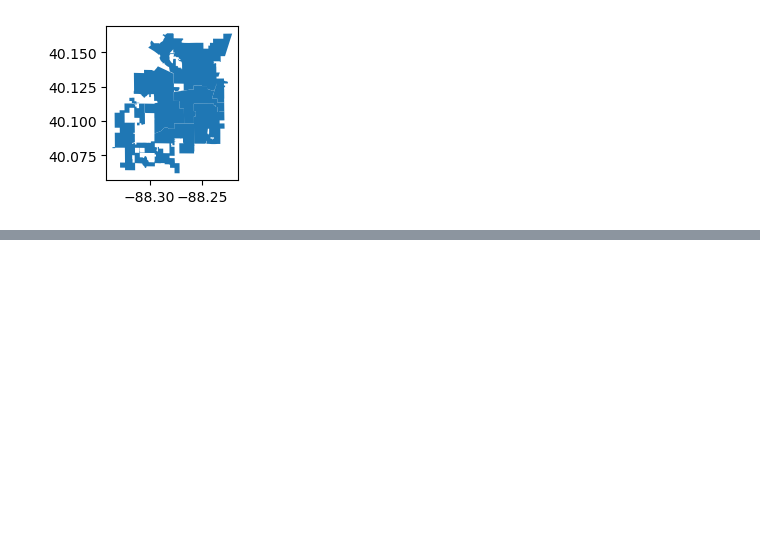
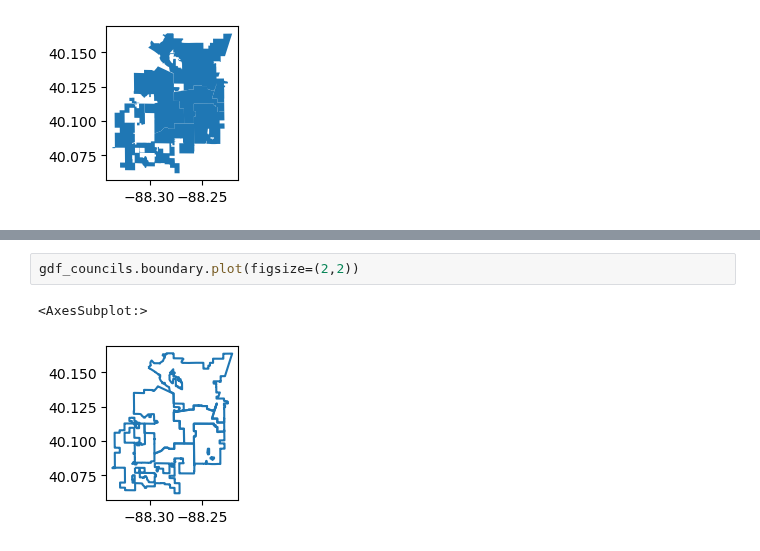
Before and after one commit to UIUC-iSchool-DataViz/is445_bcubcg_fall2025, a Jupyter notebook: _site/week08/inClass_week08.ipynb, the cells around one changed output, grey strips where cells are left out. Drawn from its saved outputs; the diff is of its cells as text; blank space fills up the shorter version.

```diff
--- a/_site/week08/inClass_week08.ipynb
+++ b/_site/week08/inClass_week08.ipynb
@@ -124,0 +139,5 @@ gdf_councils.plot(figsize=(2,2))
+# %%
+gdf_councils.boundary.plot(figsize=(2,2))
+# %% [output]
+<AxesSubplot:>
+[figure, added]
```
Also changed, not shown: parts of 1 cell of this notebook.
